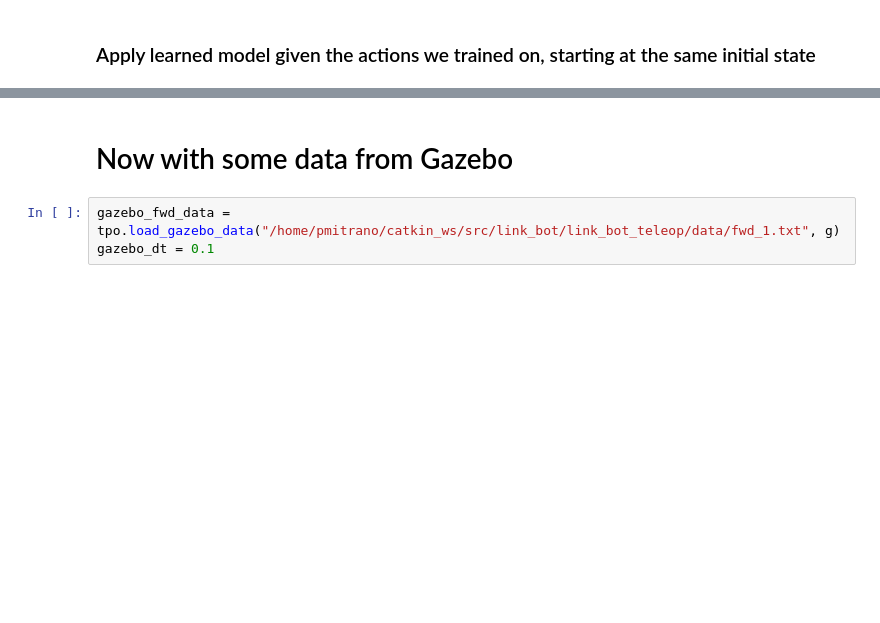
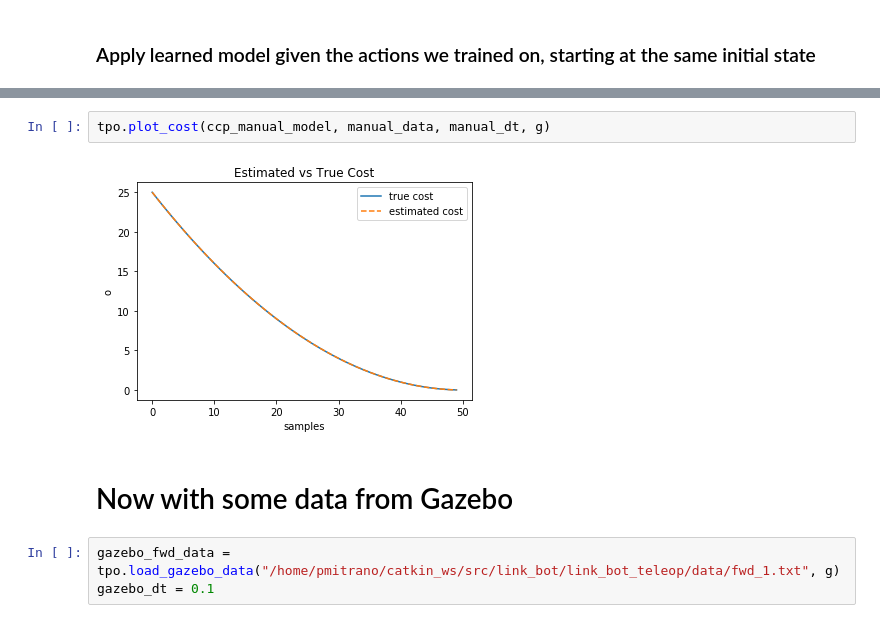
Before and after one commit to PeterMitrano/notebooks, a Jupyter notebook: toy_problem_optimization.ipynb, the cells around one changed output, grey strips where cells are left out. Drawn from its saved outputs; the diff is of its cells as text; blank space fills up the shorter version.

```diff
--- a/toy_problem_optimization.ipynb
+++ b/toy_problem_optimization.ipynb
@@ -191,3 +219,7 @@ Predicted cost of rollout [[429.39]]
+# %%
+tpo.plot_cost(ccp_manual_model, manual_data, manual_dt, g)
+# %% [output]
+[figure, added]
 # %% [markdown]
 # Now with some data from Gazebo
 # %%
```
Also changed, not shown: parts of 18 cells of this notebook.
